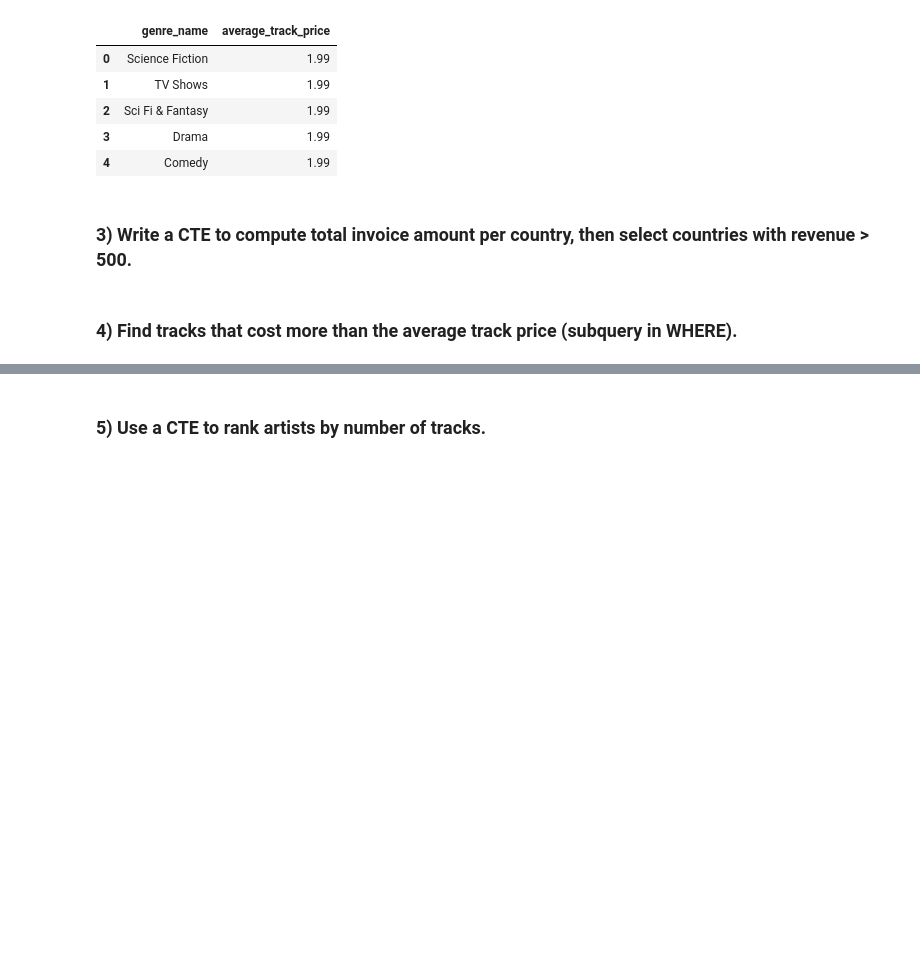
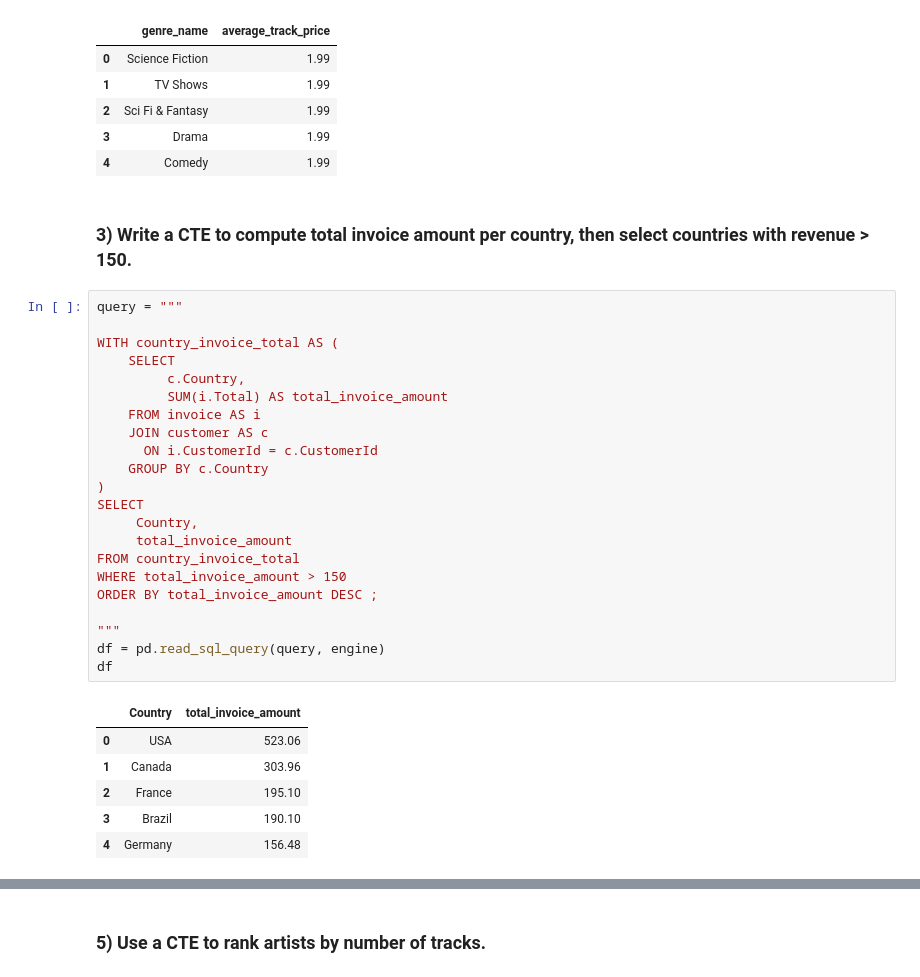
Before and after one commit to bpgodsil/sql_query_examples, a Jupyter notebook: notebooks/03_ctes_and_subqueries.ipynb, the cells around one changed output, grey strips where cells are left out. Cells and saved outputs as stored; diff of their text form; blank space fills up the shorter version.

```diff
--- a/notebooks/03_ctes_and_subqueries.ipynb
+++ b/notebooks/03_ctes_and_subqueries.ipynb
@@ -110,7 +110,34 @@ df
 | 2 | Sci Fi & Fantasy | 1.99 |
 | 3 | Drama | 1.99 |
 | 4 | Comedy | 1.99 |
-# %% [markdown]
-### 3) Write a CTE to compute total invoice amount per country, then select countries with revenue > 500.
-# %% [markdown]
-### 4) Find tracks that cost more than the average track price (subquery in WHERE).
+# %% [markdown]
+### 3) Write a CTE to compute total invoice amount per country, then select countries with revenue > 150.
+# %%
+query = """
+
+WITH country_invoice_total AS (
+    SELECT
+         c.Country,
+         SUM(i.Total) AS total_invoice_amount
+    FROM invoice AS i
+    JOIN customer AS c
+      ON i.CustomerId = c.CustomerId
+    GROUP BY c.Country
+)
+SELECT
+     Country,
+     total_invoice_amount
+FROM country_invoice_total
+WHERE total_invoice_amount > 150
+ORDER BY total_invoice_amount DESC ;
+
+"""
+df = pd.read_sql_query(query, engine)
+df
+# %% [output]
+|  | Country | total_invoice_amount |
+| 0 | USA | 523.06 |
+| 1 | Canada | 303.96 |
+| 2 | France | 195.10 |
+| 3 | Brazil | 190.10 |
+| 4 | Germany | 156.48 |
```
Also changed, not shown: parts of 4 cells of this notebook, 1 other file.
